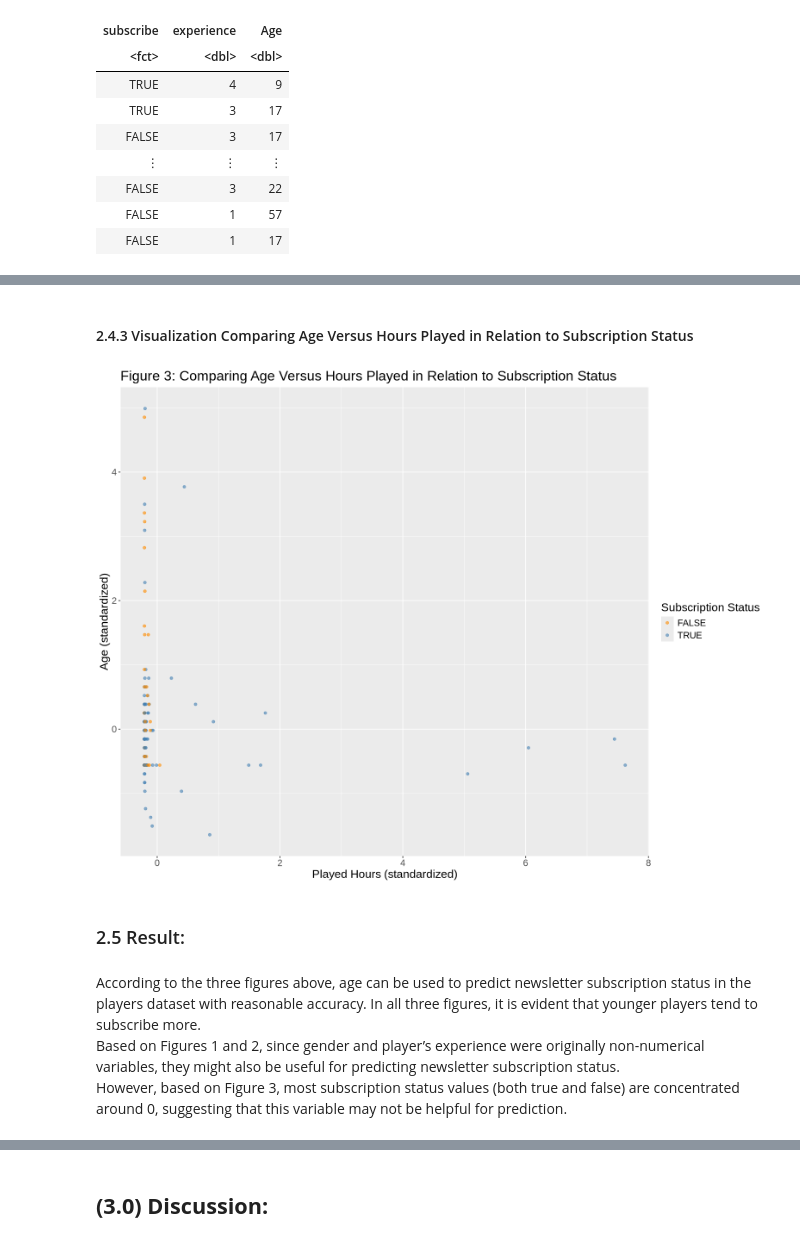
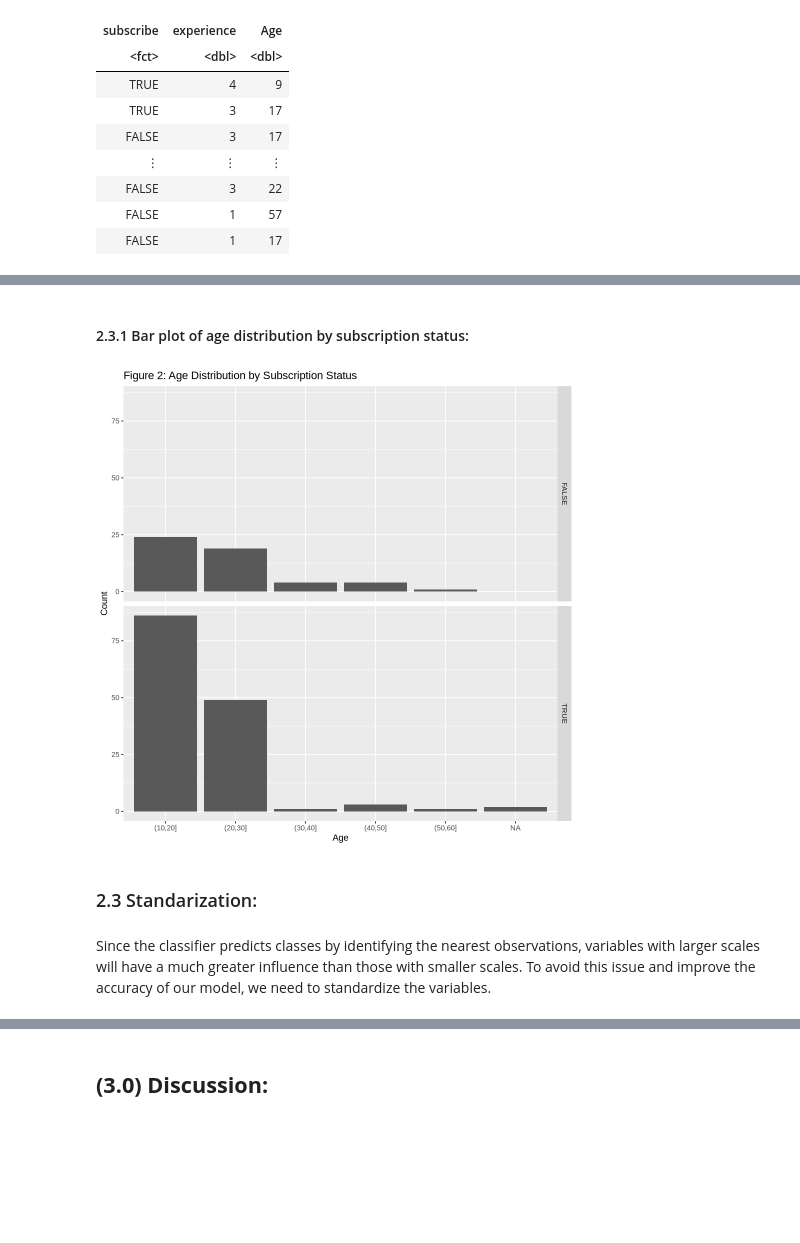
Before and after one commit to Sandyyyin/project_final_report, a Jupyter notebook: project_final_report_1.ipynb, the cells around one changed output, grey strips where cells are left out. Saved outputs shown, nothing was run; the diff lists cells and outputs as text; code cells hidden in the pictures; blank space fills up the shorter version.

```diff
--- a/project_final_report_1.ipynb
+++ b/project_final_report_1.ipynb
@@ -238,38 +174,23 @@ gender_age
-# %% [markdown]
-#### 2.4.3 Visualization Comparing Age Versus Hours Played in Relation to Subscription Status
-# %%
-wrangling_players_data_3 <- players_data |>
-    select(subscribe, played_hours, Age) |>
-    filter(!is.na(Age))
-
-wrangling_players_data_3 <- wrangling_players_data_3 |>
-    mutate(subscribe = as_factor(subscribe))
-
-players_data_recipe_3 <- recipe(subscribe ~ ., data = wrangling_players_data_3) |>
-    step_scale(all_predictors()) |>
-    step_center(all_predictors()) |>
-    prep()
-
-scaled_players_data_3 <- bake(players_data_recipe_3, wrangling_players_data_3)
-
-options(repr.plot.width = 13, repr.plot.height = 10)
-
-hours_age <- scaled_players_data_3 |>
-    ggplot(aes(x = played_hours, y = Age, color = subscribe)) +
-    geom_point(alpha = 0.6) +
-    labs(x = "Played Hours (standardized)",
-         y = "Age (standardized)",
-         color = "Subscription Status") +
-    scale_color_manual(values = c("darkorange", "steelblue")) +
-    theme(text = element_text(size = 16)) +
-    ggtitle("Figure 3: Comparing Age Versus Hours Played in Relation to Subscription Status")
-
-hours_age
-# %% [output]
-[figure, removed]
-# %% [markdown]
-### 2.5 Result:
-# %% [markdown]
-According to the three figures above, age can be used to predict newsletter subscription status in the players dataset with reasonable accuracy. In all three figures, it is evident that younger players tend to subscribe more.
-Based on Figures 1 and 2, since gender and player’s experience were originally non-numerical variables, they might also be useful for predicting newsletter subscription status.
-However, based on Figure 3, most subscription status values (both true and false) are concentrated around 0, suggesting that this variable may not be helpful for prediction.
+# %% [markdown]
+#### 2.3.1 Bar plot of age distribution by subscription status:
+# %%
+options(repr.plot.width = 8, repr.plot.height = 8)
+
+age_group_players_data <- wrangling_players_data |>
+    mutate(age_group = cut(Age, breaks = seq(10, 60, by = 10)))
+
+age_subs <- age_group_players_data |>
+    ggplot(aes(x = age_group)) +
+    geom_bar() +
+    facet_grid(subscribe ~ .) +
+    labs(x = "Age",
+         y = "Count",
+         title = "Figure 2: Age Distribution by Subscription Status")
+
+age_subs
+# %% [output]
+[figure, added]
+# %% [markdown]
+### 2.3 Standarization:
+# %% [markdown]
+Since the classifier predicts classes by identifying the nearest observations, variables with larger scales will have a much greater influence than those with smaller scales. To avoid this issue and improve the accuracy of our model, we need to standardize the variables.
```
Also changed, not shown: parts of 15 cells of this notebook.
